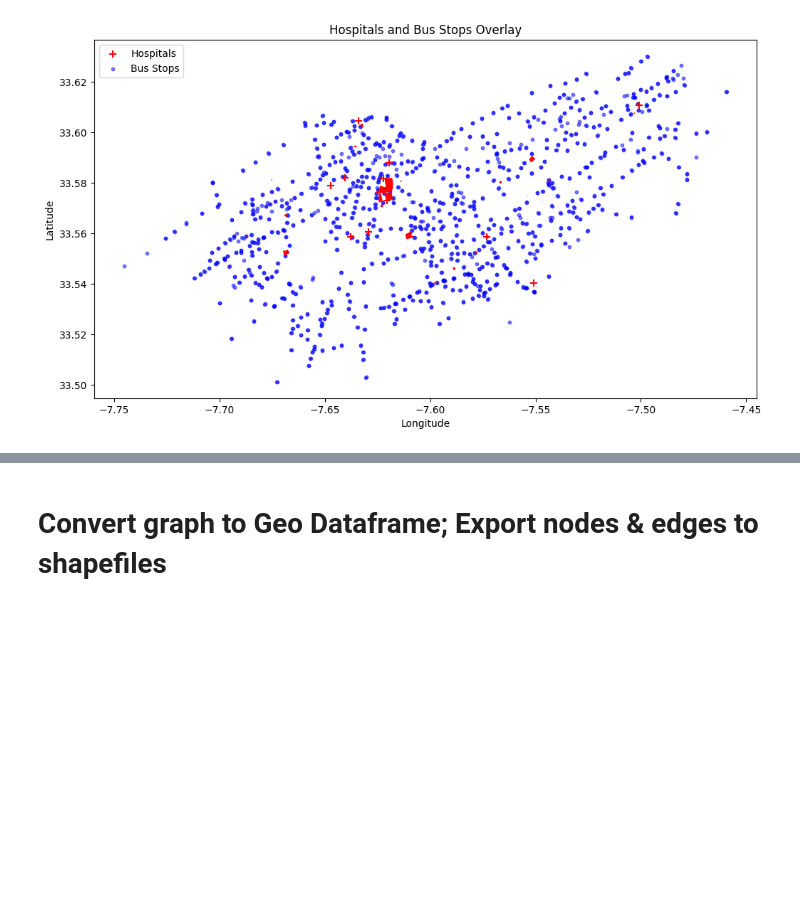
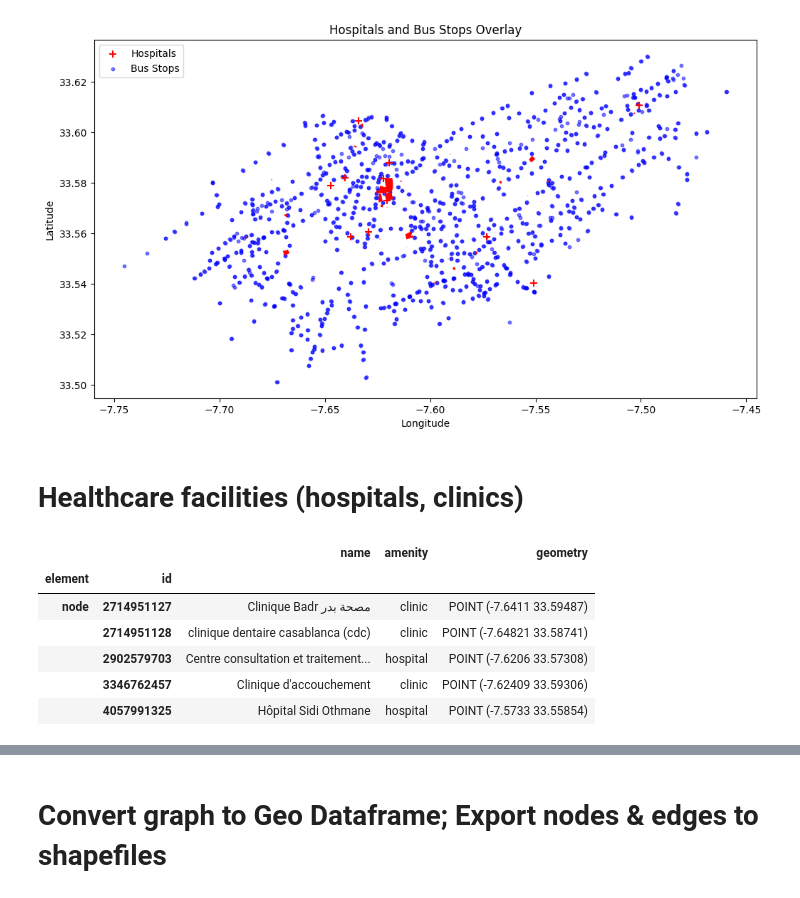
Before and after one commit to afkk25/capstone_repo, a Jupyter notebook: notebooks/01_data_collection.ipynb, the cells around one changed output, grey strips where cells are left out. Cells and saved outputs as stored; diff of their text form; code cells hidden in the pictures; blank space fills up the shorter version.

```diff
--- a/notebooks/01_data_collection.ipynb
+++ b/notebooks/01_data_collection.ipynb
@@ -101,3 +101,20 @@ plt.show()
 See: https://matplotlib.org/stable/tutorials/intermediate/legend_guide.html#implementing-a-custom-legend-handler
   plt.legend()
 [figure]
+# %% [markdown]
+# Healthcare facilities (hospitals, clinics)
+# %%
+tags = {"amenity": ["hospital", "clinic"]}
+
+healthcare = ox.features_from_place(place_name, tags)
+
+healthcare = healthcare[['name', 'amenity', 'geometry']]
+healthcare.head()
+# %% [output]
+|  |  | name | amenity | geometry |
+| element | id |  |  |  |
+| node | 2714951127 | Clinique Badr مصحة بدر | clinic | POINT (-7.6411 33.59487) |
+|  | 2714951128 | clinique dentaire casablanca (cdc) | clinic | POINT (-7.64821 33.58741) |
+|  | 2902579703 | Centre consultation et traitement... | hospital | POINT (-7.6206 33.57308) |
+|  | 3346762457 | Clinique d'accouchement | clinic | POINT (-7.62409 33.59306) |
+|  | 4057991325 | Hôpital Sidi Othmane | hospital | POINT (-7.5733 33.55854) |
```
Also changed, not shown: parts of 9 cells of this notebook.
